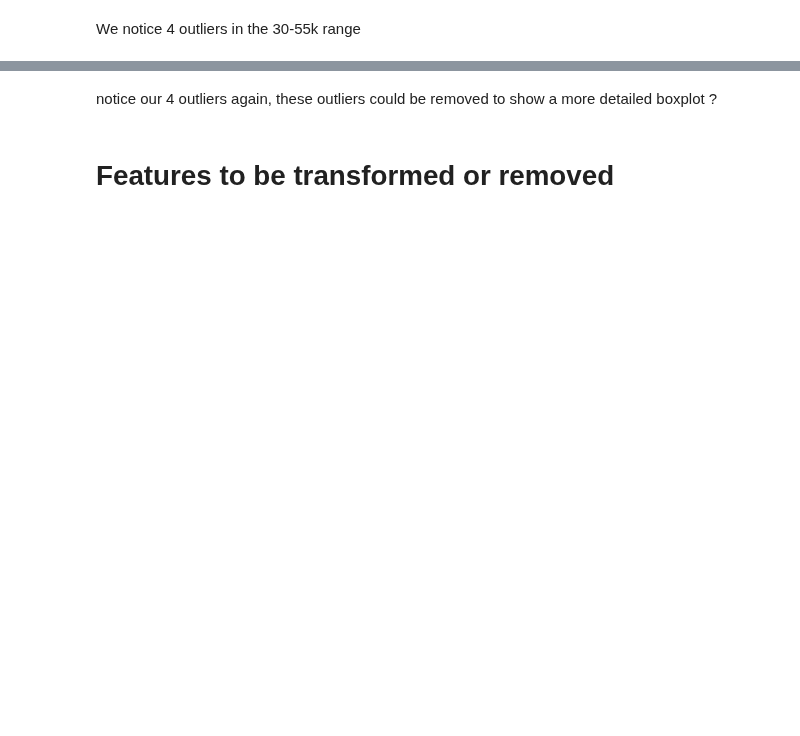
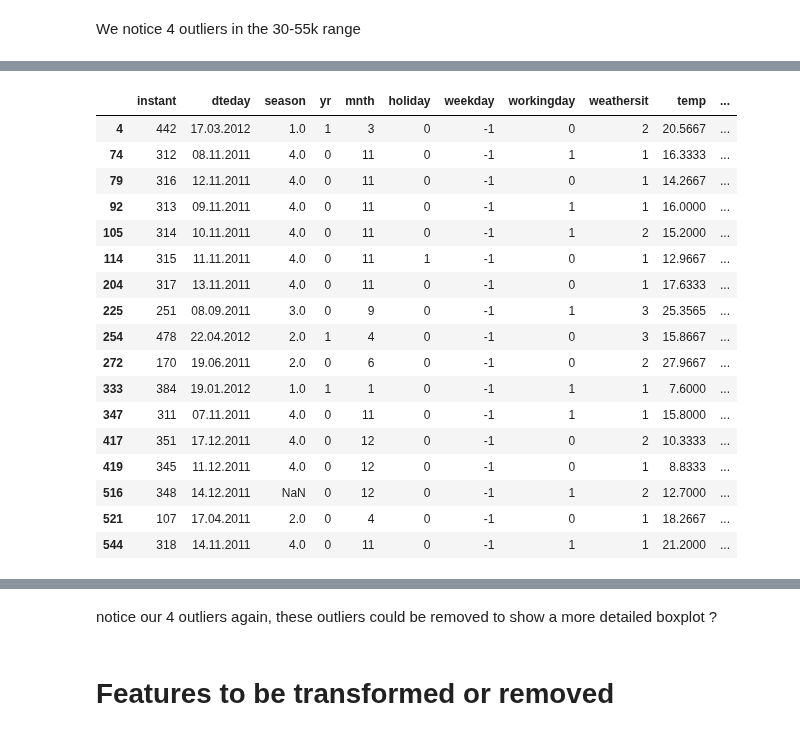
Before and after one commit to PatrykGadziomski/Bike-Rental-Prediction, a Jupyter notebook: Project Data set and Description-20231027/Visualisations_Linus.ipynb, the cells around one changed output, grey strips where cells are left out. Saved outputs shown, nothing was run; the diff lists cells and outputs as text; code cells hidden in the pictures; blank space fills up the shorter version.

```diff
--- a/Project Data set and Description-20231027/Visualisations_Linus.ipynb
+++ b/Project Data set and Description-20231027/Visualisations_Linus.ipynb
@@ -33,0 +75,21 @@ plt.show()
+# %%
+df[df['weekday']==-1]
+# %% [output]
+|  | instant | dteday | season | yr | mnth | holiday | weekday | workingday | weathersit | temp | ... |
+| 4 | 442 | 17.03.2012 | 1.0 | 1 | 3 | 0 | -1 | 0 | 2 | 20.5667 | ... |
+| 74 | 312 | 08.11.2011 | 4.0 | 0 | 11 | 0 | -1 | 1 | 1 | 16.3333 | ... |
+| 79 | 316 | 12.11.2011 | 4.0 | 0 | 11 | 0 | -1 | 0 | 1 | 14.2667 | ... |
+| 92 | 313 | 09.11.2011 | 4.0 | 0 | 11 | 0 | -1 | 1 | 1 | 16.0000 | ... |
+| 105 | 314 | 10.11.2011 | 4.0 | 0 | 11 | 0 | -1 | 1 | 2 | 15.2000 | ... |
+| 114 | 315 | 11.11.2011 | 4.0 | 0 | 11 | 1 | -1 | 0 | 1 | 12.9667 | ... |
+| 204 | 317 | 13.11.2011 | 4.0 | 0 | 11 | 0 | -1 | 0 | 1 | 17.6333 | ... |
+| 225 | 251 | 08.09.2011 | 3.0 | 0 | 9 | 0 | -1 | 1 | 3 | 25.3565 | ... |
+| 254 | 478 | 22.04.2012 | 2.0 | 1 | 4 | 0 | -1 | 0 | 3 | 15.8667 | ... |
+| 272 | 170 | 19.06.2011 | 2.0 | 0 | 6 | 0 | -1 | 0 | 2 | 27.9667 | ... |
+| 333 | 384 | 19.01.2012 | 1.0 | 1 | 1 | 0 | -1 | 1 | 1 | 7.6000 | ... |
+| 347 | 311 | 07.11.2011 | 4.0 | 0 | 11 | 0 | -1 | 1 | 1 | 15.8000 | ... |
+| 417 | 351 | 17.12.2011 | 4.0 | 0 | 12 | 0 | -1 | 0 | 2 | 10.3333 | ... |
+| 419 | 345 | 11.12.2011 | 4.0 | 0 | 12 | 0 | -1 | 0 | 1 | 8.8333 | ... |
+| 516 | 348 | 14.12.2011 | NaN | 0 | 12 | 0 | -1 | 1 | 2 | 12.7000 | ... |
+| 521 | 107 | 17.04.2011 | 2.0 | 0 | 4 | 0 | -1 | 0 | 1 | 18.2667 | ... |
+| 544 | 318 | 14.11.2011 | 4.0 | 0 | 11 | 0 | -1 | 1 | 1 | 21.2000 | ... |
```
Also changed, not shown: parts of 14 cells of this notebook.
